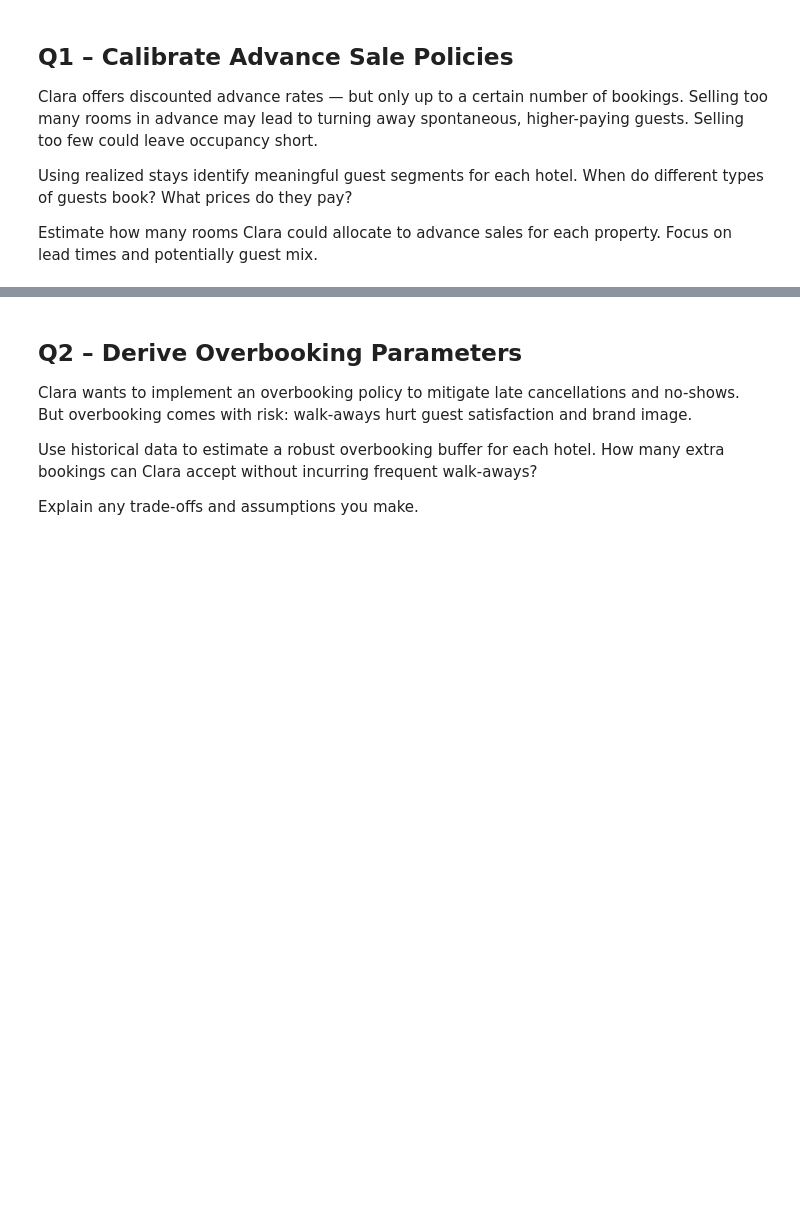
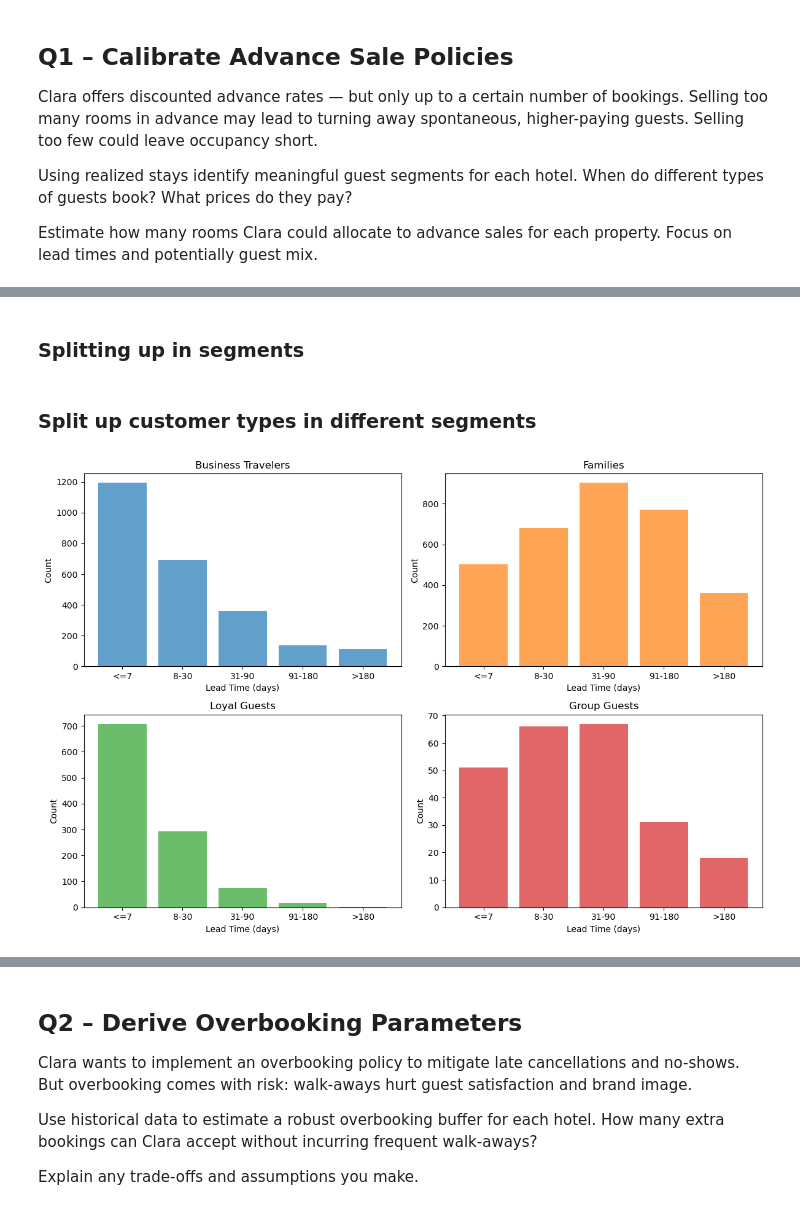
Before and after one commit to Omid-Sedighi-Mornani/case-study-template-revenue-management-Kilian-Jetschni-Omid-Sedighi-Mornani, a Jupyter notebook: solution.ipynb, the cells around one changed output, grey strips where cells are left out. Drawn from its saved outputs; the diff is of its cells as text; code cells hidden in the pictures; blank space fills up the shorter version.

```diff
--- a/solution.ipynb
+++ b/solution.ipynb
@@ -10,0 +16,4 @@ Estimate how many rooms Clara could allocate to advance sales for each property.
+# %%
+hotel_bookings = pd.read_csv("hotel_bookings.csv")
+
+hotel_bookings.head()
@@ -10,0 +40,32 @@ Estimate how many rooms Clara could allocate to advance sales for each property.
+# %%
+# split up in two datasets for each hotel and filter out cancellations
+city_hotel = hotel_bookings[
+    (hotel_bookings["hotel"] == "City Hotel") & (hotel_bookings["is_canceled"] == 0)
+]
+
+resort_hotel = hotel_bookings[
+    (hotel_bookings["hotel"] == "Resort Hotel") & (hotel_bookings["is_canceled"] == 0)
+]
+# %% [markdown]
+### Splitting up in segments
+# %%
+# business travelers (filter by company id)
+def get_business_travelers(df):
+    return df[~df["company"].isna()]
+
+
+# family with at least one kid/baby
+def get_families(df):
+    return df[((df["children"] > 0) | (df["babies"] > 0)) & (df["adults"] > 0)]
+
+
+# recurring guests
+def get_loyal_guests(df):
+    return df[(df["is_repeated_guest"] == 1)]
+
+
+# group guests (bigger groups from e.g. events)
+def get_group_guests(df):
+    return df[df["customer_type"] == "Group"]
+# %% [markdown]
+### Split up customer types in different segments
@@ -10,0 +134,4 @@ Estimate how many rooms Clara could allocate to advance sales for each property.
+# %%
+create_lead_time_plot(city_hotel)
+# %% [output]
+[figure, added]
```
Also changed, not shown: parts of 14 cells of this notebook.
